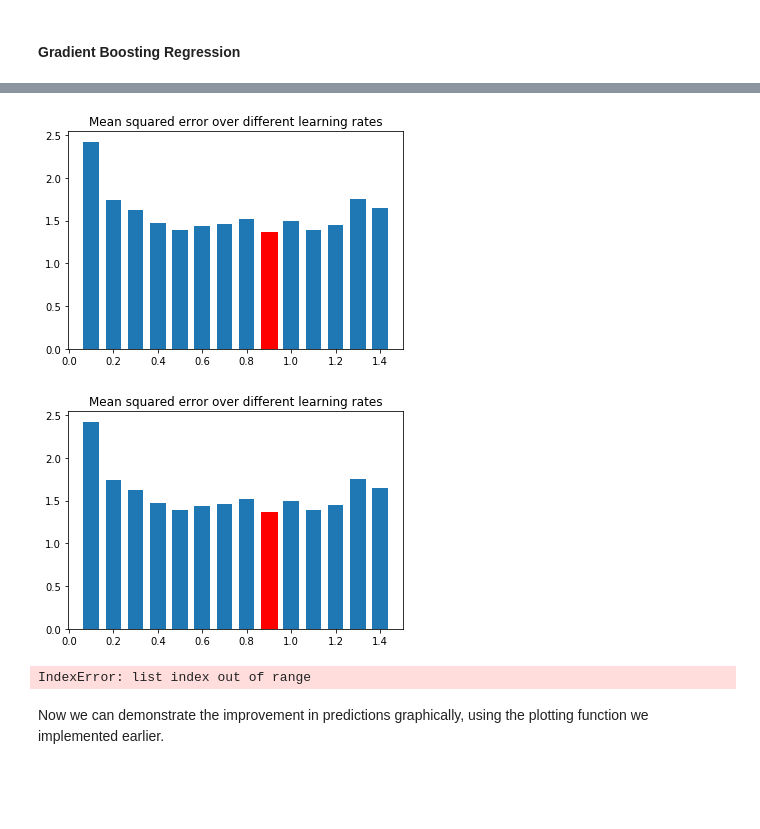
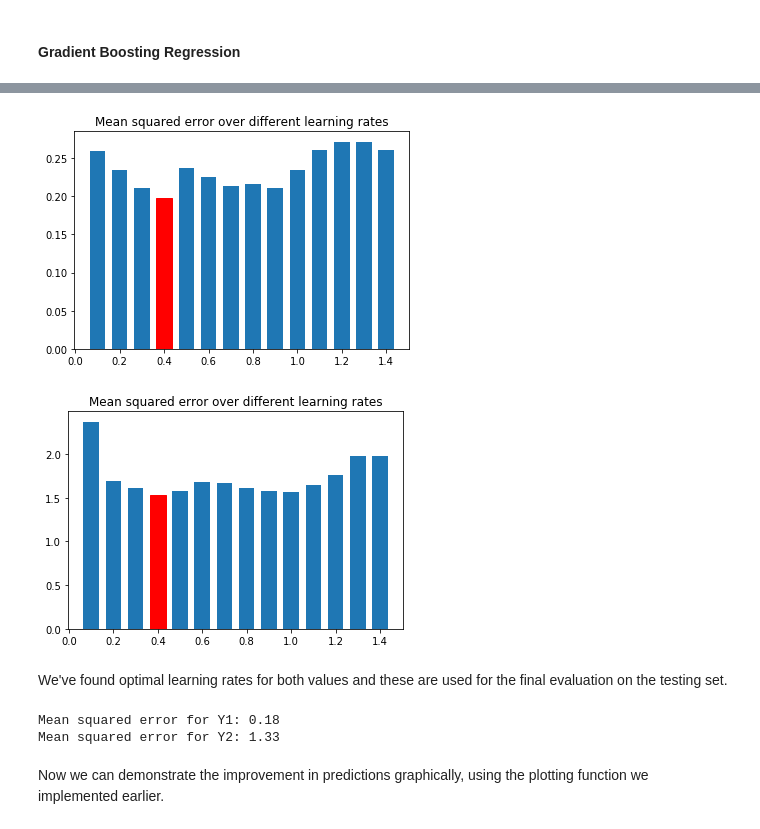
Before and after one commit to SamuelPavlik/CS5014Practical1, a Jupyter notebook: LinearRegression.ipynb, the cells around one changed output, grey strips where cells are left out. Saved outputs shown, nothing was run; the diff lists cells and outputs as text; code cells hidden in the pictures; blank space fills up the shorter version.

```diff
--- a/LinearRegression.ipynb
+++ b/LinearRegression.ipynb
@@ -402,7 +383,4 @@ Gradient Boosting outperforms Random Forests with default values. In light of wh
 # %%
-xs = []
-lr_index = -1
-
 def getLRPlot(X, y, target):
     xs = []
     vals = []
@@ -417,6 +395,8 @@ def getLRPlot(X, y, target):
     plt.subplot().set_title('Mean squared error over different learning rates')
     barlist = plt.bar(xs, vals, width=0.07)
     vals_np = np.array(vals)
-    lr_index = vals.index(vals_np.min())
-    barlist[lr_index].set_color('r')
+    min_val = vals_np.min()
+    barlist[vals.index(min_val)].set_color('r')
     plt.show()
+
+    return min_val
@@ -425,14 +403,16 @@ def getLRPlot(X, y, target):
 # %%
-getLRPlot(X_train, y_train, 0)
+lr1 = getLRPlot(X_train, y_train, 0)
 # %% [output]
-[figure, old version]
+[figure, new version]
 # %%
-getLRPlot(X_train, y_train, 1)
+lr2 = getLRPlot(X_train, y_train, 1)
 # %% [output]
-[figure, old version]
+[figure, new version]
+# %% [markdown]
+We've found optimal learning rates for both values and these are used for the final evaluation on the testing set.
 # %%
-lin_reg1 = ensemble.GradientBoostingRegressor(learning_rate=xs[lr_index])
-lin_reg2 = ensemble.GradientBoostingRegressor(learning_rate=xs[lr_index])
+lin_reg1 = ensemble.GradientBoostingRegressor(learning_rate=lr1)
+lin_reg2 = ensemble.GradientBoostingRegressor(learning_rate=lr2)
 lin_reg1.fit(X_train, y_train.values[:,0])
 lin_reg2.fit(X_train, y_train.values[:,1])
 y_predicts1 = lin_reg1.predict(X_test)
@@ -445,7 +425,8 @@ y_pred = np.concatenate((np.expand_dims(y_predicts1, axis=1), np.expand_dims(y_p
 print("Mean squared error for Y1: " + str(round(mse1, 2)))
 print("Mean squared error for Y2: " + str(round(mse2, 2)))
 # %% [output]
-IndexError: list index out of range
+Mean squared error for Y1: 0.18
+Mean squared error for Y2: 1.33
 # %% [markdown]
 Now we can demonstrate the improvement in predictions graphically, using the plotting function we implemented earlier.
 # %%
```
Also changed, not shown: parts of 32 cells of this notebook, 3 other files.
